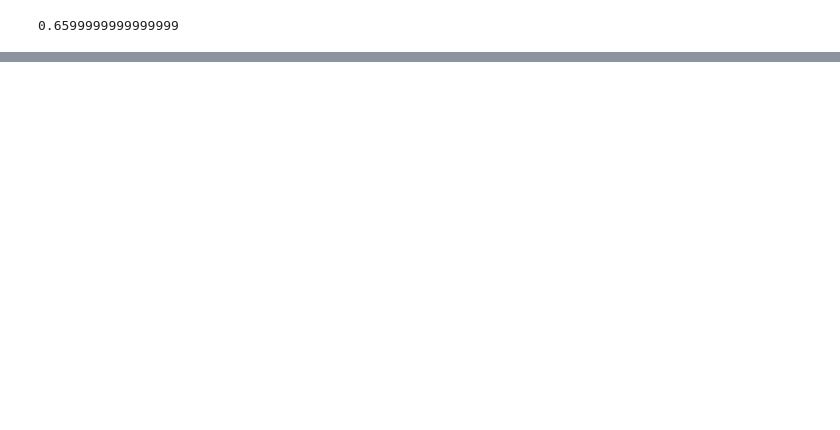
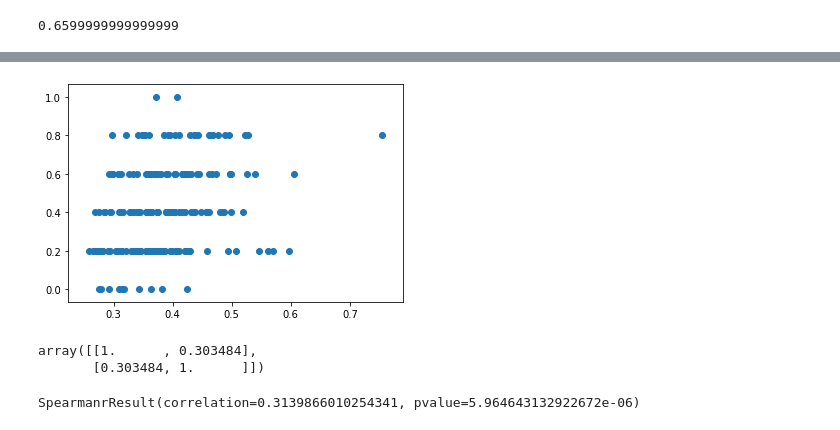
Before and after one commit to kolchinski/humanception-score, a Jupyter notebook: distances/All_experiments.ipynb, the cells around one changed output, grey strips where cells are left out. Cells and saved outputs as stored; diff of their text form; code cells hidden in the pictures; blank space fills up the shorter version.

```diff
--- a/distances/All_experiments.ipynb
+++ b/distances/All_experiments.ipynb
@@ -485,0 +523,4 @@ array([1, 1, 0, 1, 0, 1, 0, 0, 0, 0, 0, 0, 0, 0, 1, 1, 1, 0, 1, 0, 1, 0,
+# %%
+extended_stylegan_val_files = ['imgs_by_label/stylegan_labeled/stylegan_labeled_imgs/' + x[5:] for x in img_all_votes.keys()]
+extended_stylegan_val_files = set(extended_stylegan_val_files).intersection(stylegan_val_files)
+len(extended_stylegan_val_files)
@@ -485,0 +529,22 @@ array([1, 1, 0, 1, 0, 1, 0, 0, 0, 0, 0, 0, 0, 0, 1, 1, 1, 0, 1, 0, 1, 0,
+# %%
+#vote of 1 is correctly spotting the fakeness, vote of 0 is being fooled
+X_stylegan_val_extended = []
+Y_stylegan_val_extended = []
+for f in tqdm_notebook(extended_stylegan_val_files):
+    cur_feats = stylegan_features_by_file[f]
+
+    short_f = 'fake_' + os.path.split(f)[-1]
+
+    yes_votes = img_yes_votes[short_f] if short_f in img_yes_votes else 0
+    all_votes = img_all_votes[short_f]
+    #print(short_f)
+    frac = yes_votes / all_votes
+
+    #human_score = human_scores[f]
+    print(cur_feats, frac)
+
+    X_stylegan_val_extended.append(cur_feats)
+    Y_stylegan_val_extended.append(frac)
+
+
+len(X_stylegan_val_extended), len(Y_stylegan_val_extended)
@@ -485,0 +571,14 @@ array([1, 1, 0, 1, 0, 1, 0, 0, 0, 0, 0, 0, 0, 0, 1, 1, 1, 0, 1, 0, 1, 0,
+# %%
+stylegan_prob_real_2 = [x[0] for x in lr_stylegan.predict_proba(X_stylegan_val_extended)]
+plt.scatter(stylegan_prob_real_2, Y_stylegan_val_extended)
+plt.show()
+
+np.corrcoef(stylegan_prob_real_2, Y_stylegan_val_extended)
+# %% [output]
+[figure, added]
+array([[1.      , 0.303484],
+       [0.303484, 1.      ]])
+# %%
+scipy.stats.spearmanr(stylegan_prob_real_2, Y_stylegan_val_extended)
+# %% [output]
+SpearmanrResult(correlation=0.3139866010254341, pvalue=5.964643132922672e-06)
```
Also changed, not shown: parts of 13 cells of this notebook.
